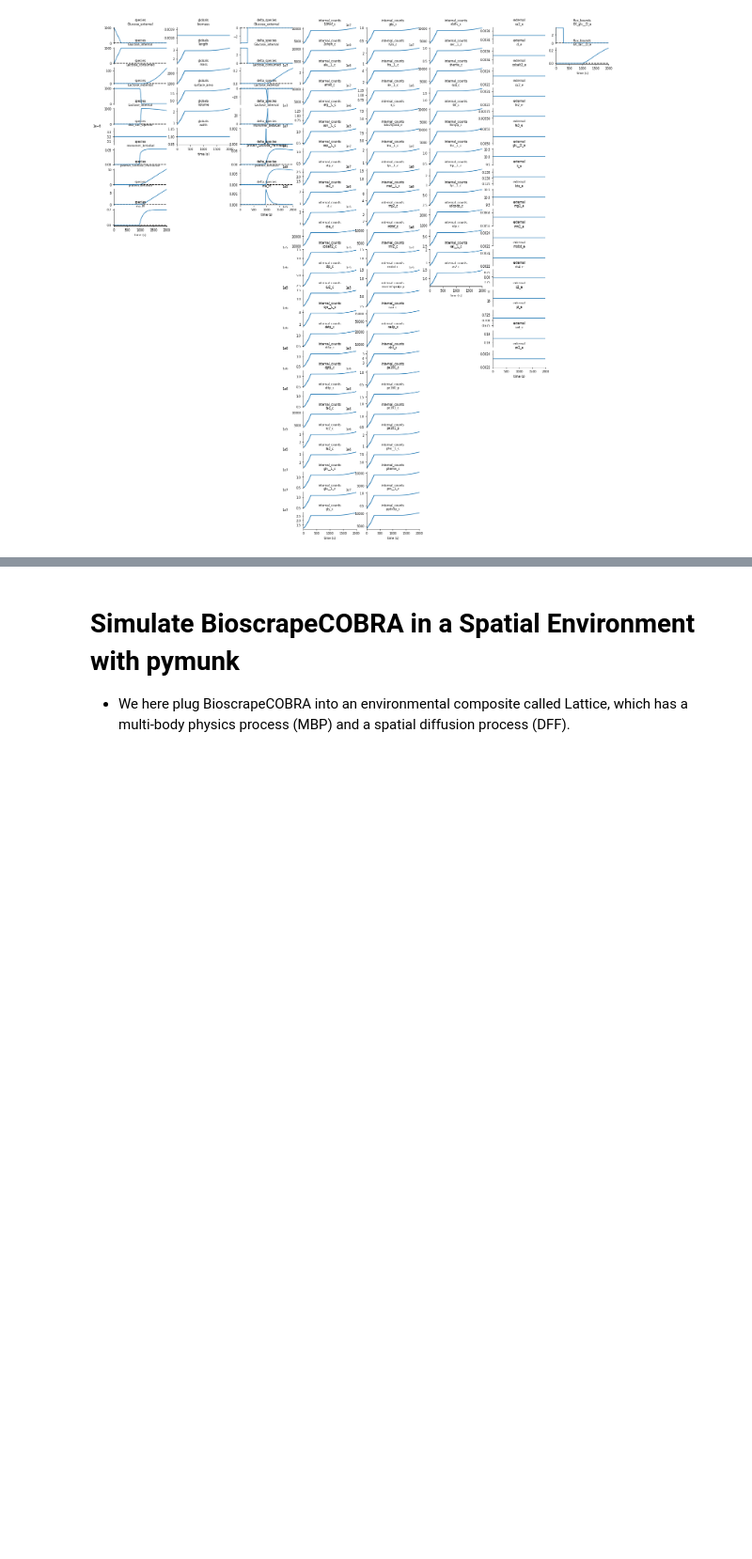
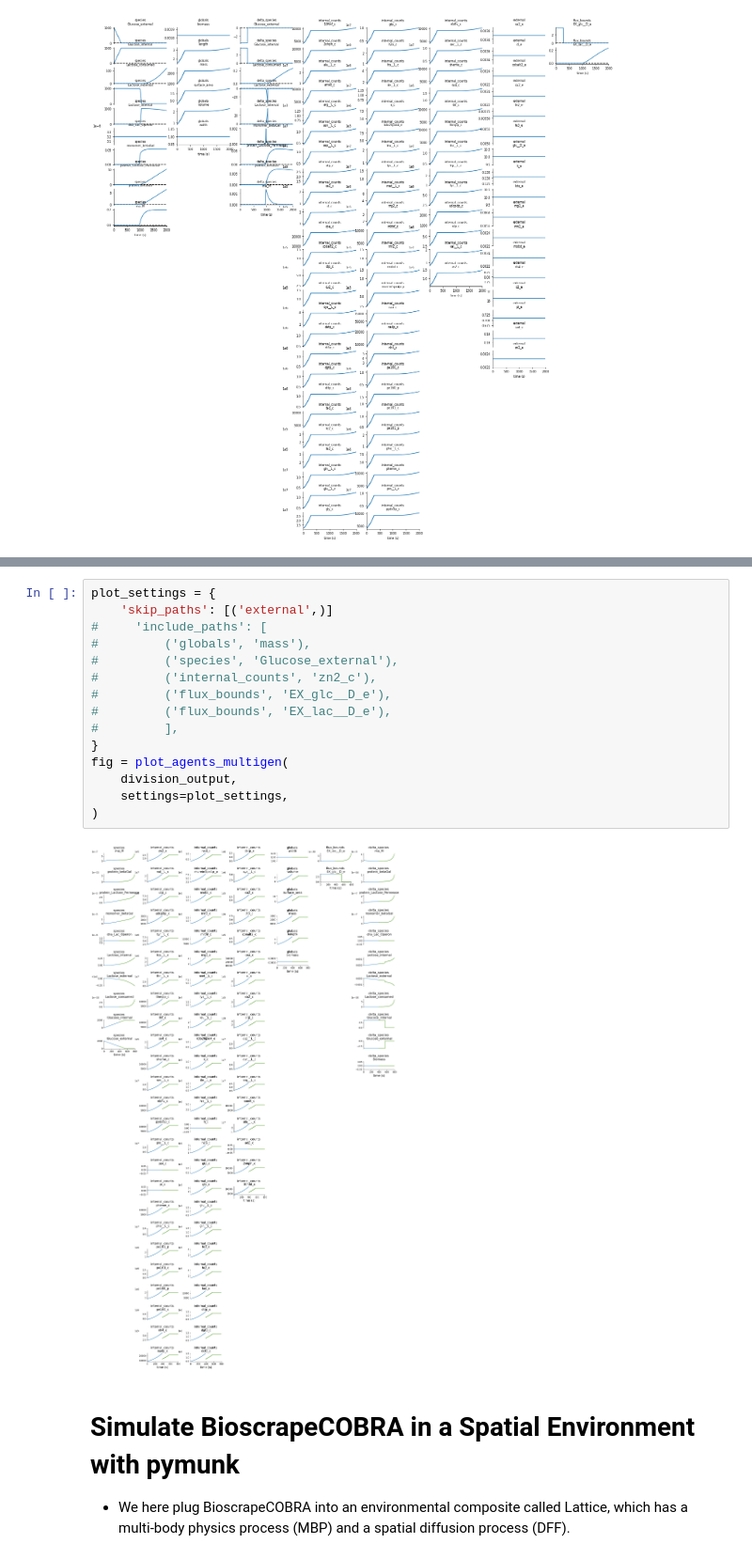
Before and after one commit to vivarium-collective/vivarium-notebooks, a Jupyter notebook: Lac Operon Model/bioscrape-cobra.ipynb, the cells around one changed output, grey strips where cells are left out. Shown at 94% size. Drawn from its saved outputs; the diff is of its cells as text; blank space fills up the shorter version.

Commit message:
get division started

```diff
--- a/Lac Operon Model/bioscrape-cobra.ipynb
+++ b/Lac Operon Model/bioscrape-cobra.ipynb
@@ -404,3 +480,20 @@ fig = plot_topology(composite)
+# %%
+plot_settings = {
+    'skip_paths': [('external',)]
+#     'include_paths': [
+#         ('globals', 'mass'),
+#         ('species', 'Glucose_external'),
+#         ('internal_counts', 'zn2_c'),
+#         ('flux_bounds', 'EX_glc__D_e'),
+#         ('flux_bounds', 'EX_lac__D_e'),
+#         ],
+}
+fig = plot_agents_multigen(
+    division_output,
+    settings=plot_settings,
+)
+# %% [output]
+[figure, added]
 # %% [markdown]
 # Simulate BioscrapeCOBRA in a Spatial Environment with pymunk
  * We here plug BioscrapeCOBRA into an environmental composite called Lattice, which has a multi-body physics process (MBP) and a spatial diffusion process (DFF).
```
Also changed, not shown: parts of 9 cells of this notebook.
